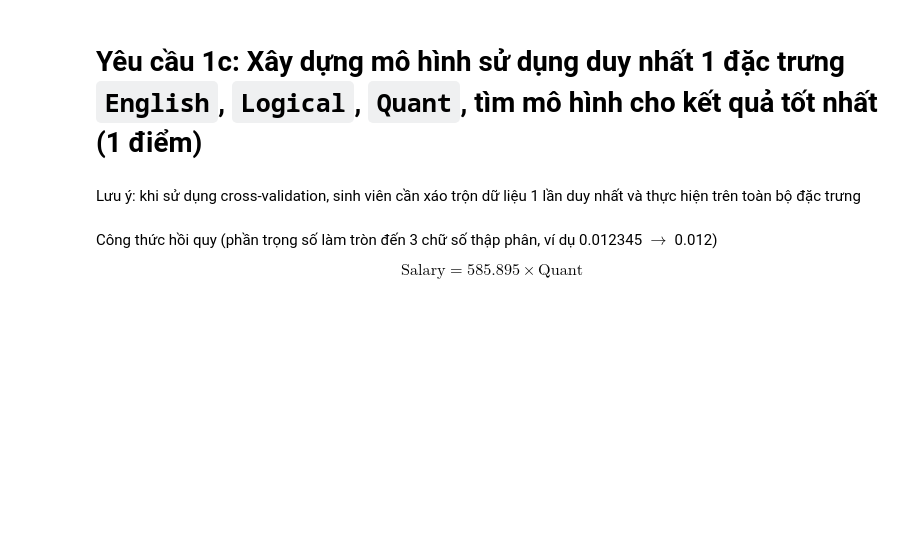
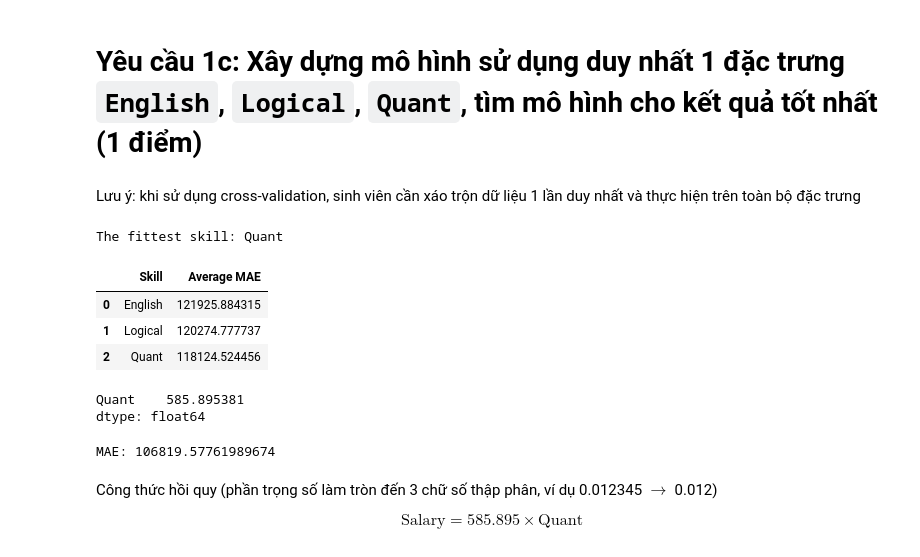
Before and after one commit to kru01/LinearRegression_Engg-Grad-Salary-Pred, a Jupyter notebook: 21127135.ipynb, the cells around one changed output. Cells and saved outputs as stored; diff of their text form; code cells hidden in the pictures; blank space fills up the shorter version.

```diff
--- a/21127135.ipynb
+++ b/21127135.ipynb
@@ -202,20 +237,33 @@ Lưu ý: khi sử dụng cross-validation, sinh viên cần xáo trộn dữ li
 # %%
 # Phần code cho yêu cầu 1c
 # Tìm ra đặc trưng tốt nhất
 # In ra các kết quả cross-validation như yêu cầu
-fit_trait, avg_MAEs = kfold_traits(train_1c, trait_label='Skill')
-print(f'The fittest skill: {fit_trait[0]}')
-avg_MAEs
+fit_sk, avg_MAEs_sk = kfold_traits(train_1c, trait_label='Skill')
+print(f'The fittest skill: {fit_sk[0]}')
+avg_MAEs_sk
+# %% [output]
+The fittest skill: Quant
+|  | Skill | Average MAE |
+| 0 | English | 121925.884315 |
+| 1 | Logical | 120274.777737 |
+| 2 | Quant | 118124.524456 |
 # %%
 # Huấn luyện lại mô hình best_skill_feature_model với đặc trưng tốt nhất trên toàn bộ tập huấn luyện
-X_sk_train = pd.Series.to_frame(X_train[fit_trait[0]])
+X_sk_train = pd.Series.to_frame(X_train[fit_sk[0]])
 best_skill_feature_model = OLSLinearRegression().fit(X_sk_train, y_train)
-best_skill_feature_model.get_params()
+param_bs = best_skill_feature_model.get_params()
+param_bs.index = X_sk_train.columns.to_numpy()
+param_bs
+# %% [output]
+Quant    585.895381
+dtype: float64
 # %%
 # Gọi hàm MAE (tự cài đặt hoặc từ thư viện) trên tập kiểm tra với mô hình best_skill_feature_model
-X_sk_test = pd.Series.to_frame(X_test[fit_trait[0]])
+X_sk_test = pd.Series.to_frame(X_test[fit_sk[0]])
 y_hat = best_skill_feature_model.predict(X_sk_test)
 print(f'MAE: {mae(y_test, y_hat)}')
+# %% [output]
+MAE: 106819.57761989674
 # %% [markdown]
 Công thức hồi quy (phần trọng số làm tròn đến 3 chữ số thập phân, ví dụ 0.012345 $\to$ 0.012)
 
```
Also changed, not shown: parts of 11 cells of this notebook, 1 other file.
